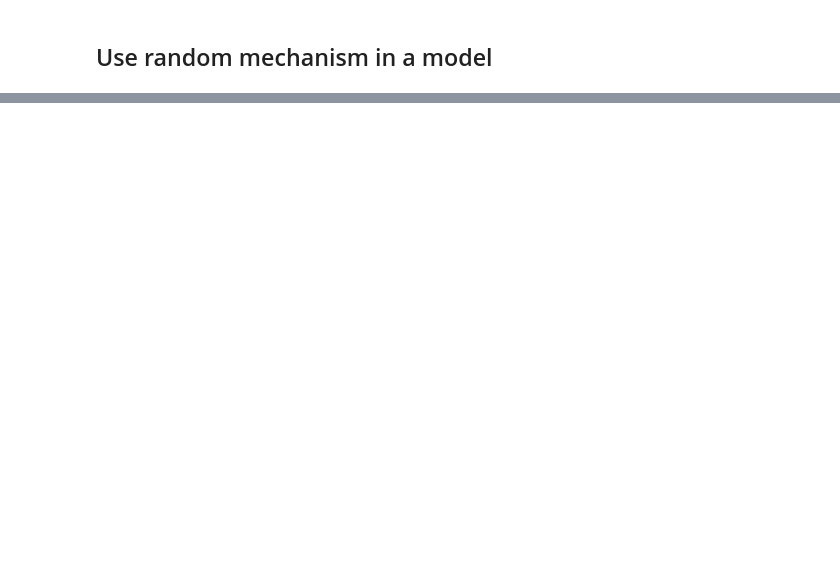
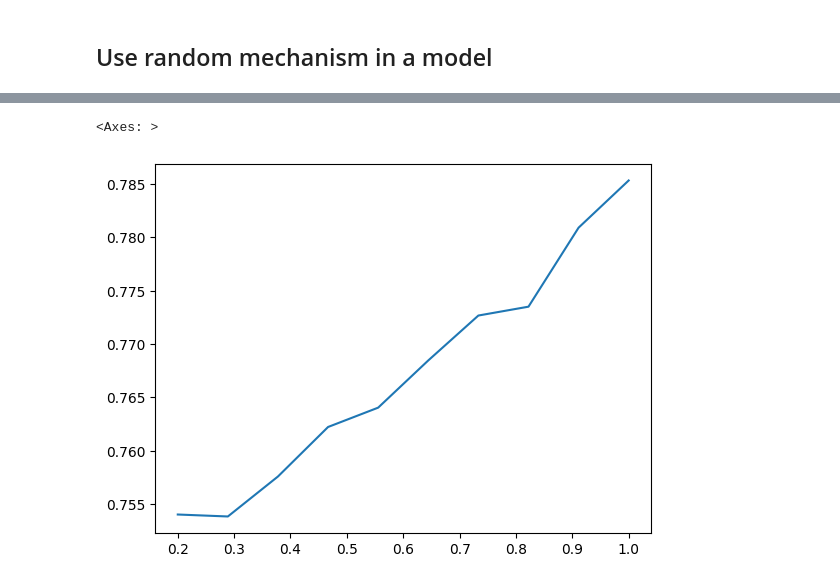
Before and after one commit to dhesse/IN-STK5k-2024-classroom-notes, a Jupyter notebook: nbhome/Lecture 09 - Privacy in Practice and Model Eval.ipynb, the cells around one changed output, grey strips where cells are left out. Saved outputs shown, nothing was run; the diff lists cells and outputs as text; code cells hidden in the pictures; blank space fills up the shorter version.

```diff
--- a/nbhome/Lecture 09 - Privacy in Practice and Model Eval.ipynb
+++ b/nbhome/Lecture 09 - Privacy in Practice and Model Eval.ipynb
@@ -187,0 +385,20 @@ P(Y=1) = P(X=1)*(1-θ) + θ/2
+# %%
+higher_ed = [' Masters', ' Bachelors', ' Doctorate', ' Prof-school']
+
+def mk_randomised_pipeline(theta):
+    return Pipeline(steps=[
+        ('higher-ed', FunctionTransformer(lambda x: x.isin(higher_ed)*1)),
+        ('randomise', FunctionTransformer(randomise, kw_args={'theta': theta}))
+    ])
+# %%
+def feat_transform(theta):
+    return ColumnTransformer(transformers=[
+        ('randomise_ed', mk_randomised_pipeline(theta), ['education']),
+        ('age-hours', FunctionTransformer(), ['age', 'hours-per-week'])
+    ])
+
+def rand_model(theta, neighbours):
+    return Pipeline(steps=[
+        ('feature_processing', feat_transform(theta)),
+        ('classifier', KNeighborsClassifier(n_neighbors=neighbours))
+    ])
@@ -187,0 +420,3 @@ P(Y=1) = P(X=1)*(1-θ) + θ/2
+# %%
+thetas = np.linspace(0.2, 1.0, 10)
+thetas
@@ -187,0 +426,2 @@ P(Y=1) = P(X=1)*(1-θ) + θ/2
+# %%
+scores = [cross_val_score(rand_model(theta, 15), df, df[target]) for theta in thetas]
@@ -187,0 +441,5 @@ P(Y=1) = P(X=1)*(1-θ) + θ/2
+# %%
+pd.Series([s.mean() for s in scores], index=thetas).plot.line()
+# %% [output]
+<Axes: >
+[figure, added]
```
Also changed, not shown: parts of 40 cells of this notebook.
